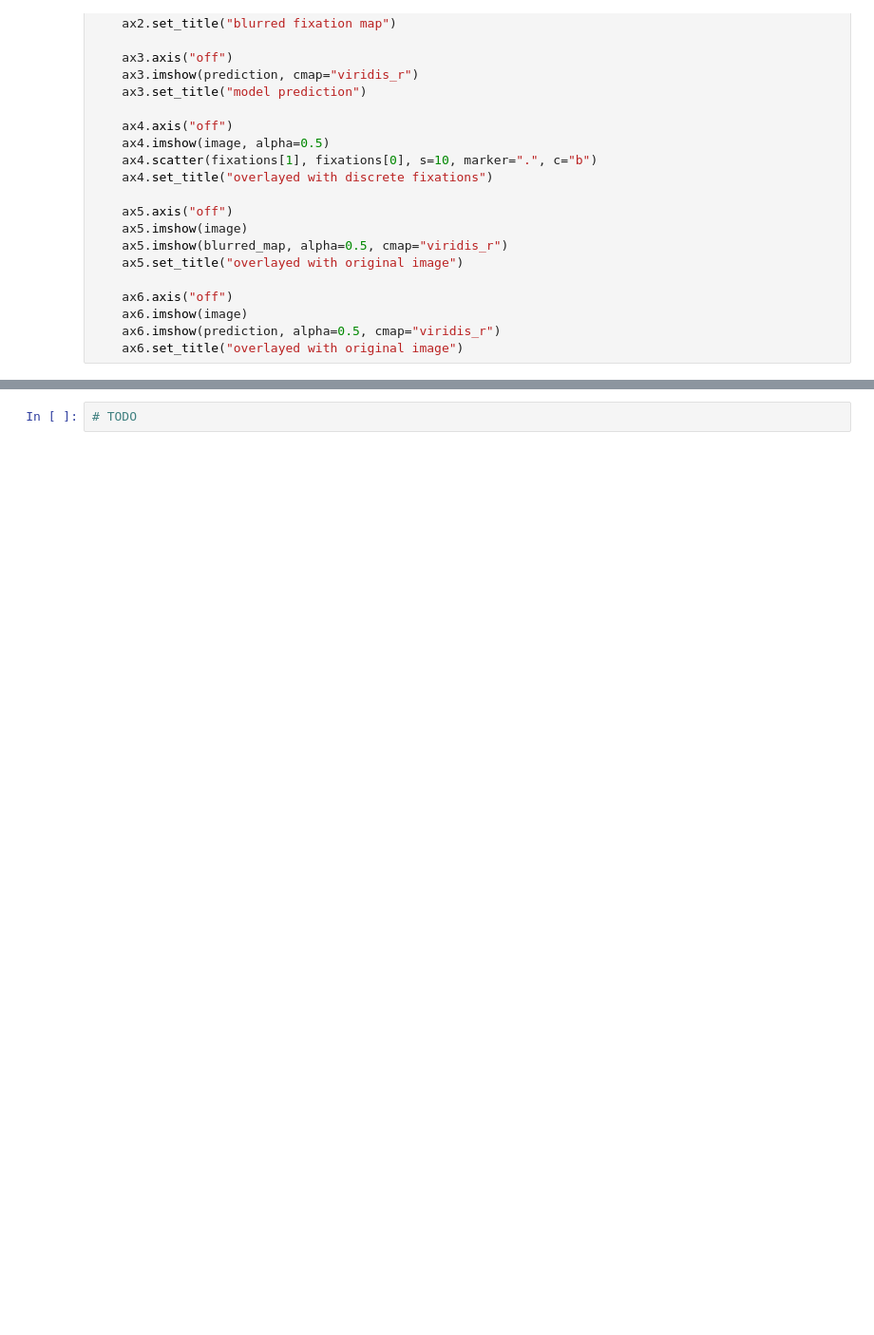
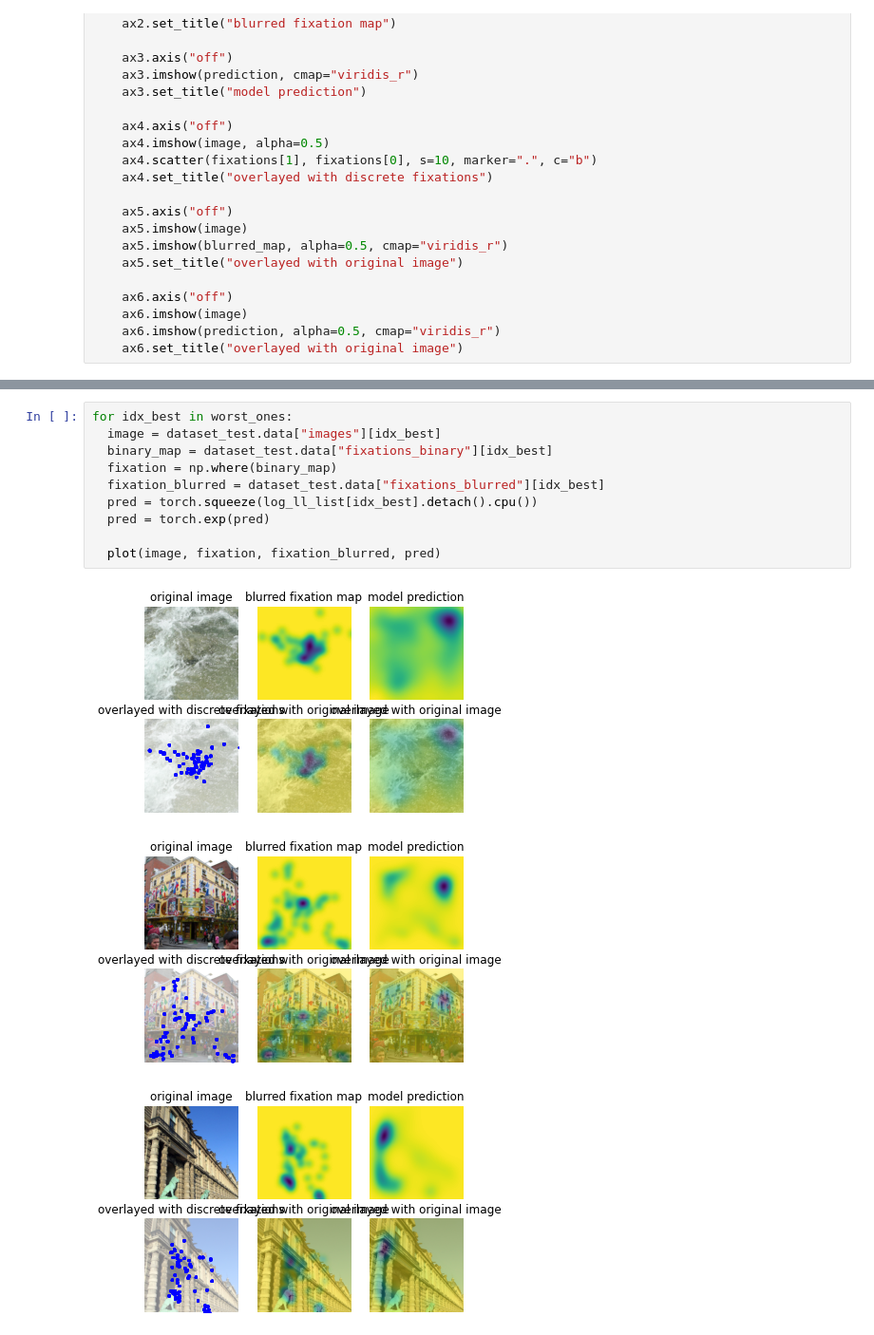
Before and after one commit to Marei33/Deep-Learning, a Jupyter notebook: Ex4_2021.ipynb, the cells around one changed output, grey strips where cells are left out. Shown at 95% size. Cells and saved outputs as stored; diff of their text form; blank space fills up the shorter version.

```diff
--- a/Ex4_2021.ipynb
+++ b/Ex4_2021.ipynb
@@ -990,5 +975,17 @@ def plot(image, fixations, blurred_map, prediction):
 Here is an example for which the prediction is poor:
 
 ![alt text](https://i.imgur.com/g4rD2O1.png)
-# %%
-# TODO
+# %%
+for idx_best in worst_ones:
+  image = dataset_test.data["images"][idx_best]
+  binary_map = dataset_test.data["fixations_binary"][idx_best]
+  fixation = np.where(binary_map)
+  fixation_blurred = dataset_test.data["fixations_blurred"][idx_best]
+  pred = torch.squeeze(log_ll_list[idx_best].detach().cpu())
+  pred = torch.exp(pred)
+
+  plot(image, fixation, fixation_blurred, pred)
+# %% [output]
+[figure, added]
+[figure, added]
+[figure, added]
```
Also changed, not shown: parts of 34 cells of this notebook.
